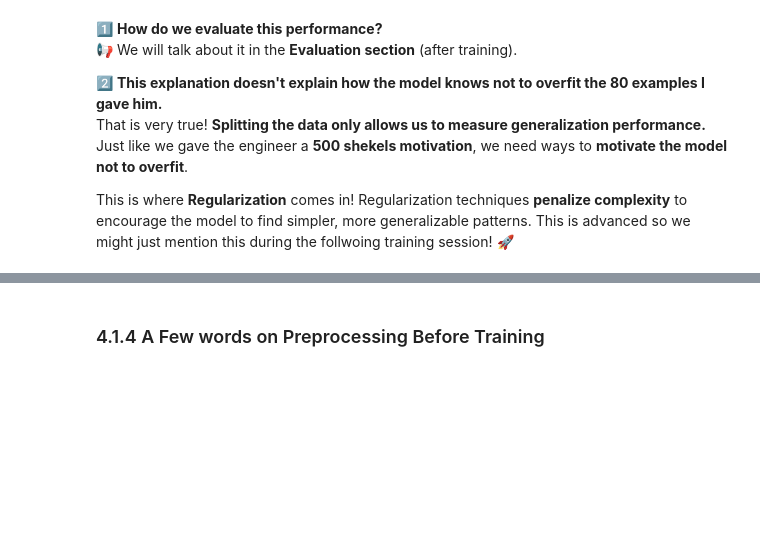
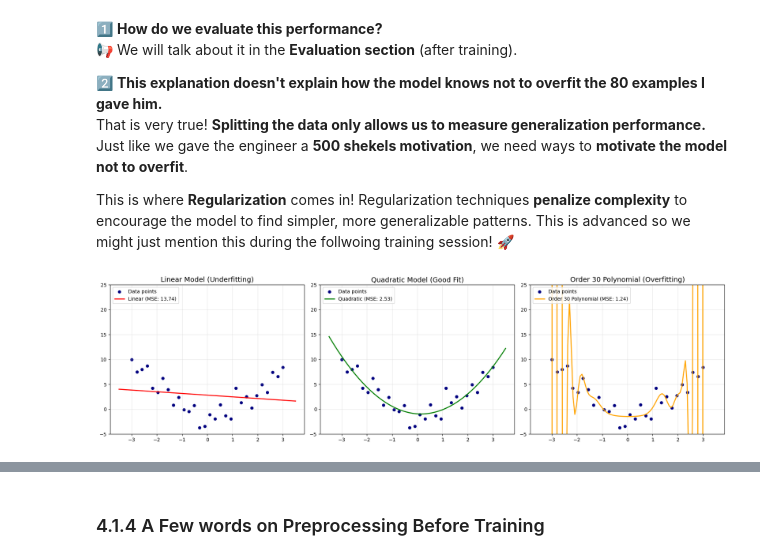
Before and after one commit to zaichyk/ml-entry-workshop, a Jupyter notebook: ml_entry_workshop/workshop_notebook.ipynb, the cells around one changed output, grey strips where cells are left out. Saved outputs shown, nothing was run; the diff lists cells and outputs as text; code cells hidden in the pictures; blank space fills up the shorter version.

```diff
--- a/ml_entry_workshop/workshop_notebook.ipynb
+++ b/ml_entry_workshop/workshop_notebook.ipynb
@@ -442,3 +445,82 @@ That is very true! **Splitting the data only allows us to measure generalization
 Just like we gave the engineer a **500 shekels motivation**, we need ways to **motivate the model not to overfit**.
 
 This is where **Regularization** comes in! Regularization techniques **penalize complexity** to encourage the model to find simpler, more generalizable patterns. This is advanced so we might just mention this during the follwoing training session! 🚀
+# %%
+import numpy as np
+import matplotlib.pyplot as plt
+from sklearn.linear_model import LinearRegression
+from sklearn.preprocessing import PolynomialFeatures
+from sklearn.pipeline import make_pipeline
+
+# Set random seed for reproducibility
+np.random.seed(42)
+
+# Generate synthetic data with a quadratic pattern
+n_samples = 30  # Using 30 points for clarity
+X = np.linspace(-3, 3, n_samples).reshape(-1, 1)
+y_true = X**2  # True function is quadratic (order 2)
+noise = np.random.normal(0, 1, size=n_samples) * 2
+y = y_true.ravel() + noise  # Add noise to make it realistic
+
+# Create models with different complexities
+# 1. Linear model (order 1)
+model_linear = make_pipeline(PolynomialFeatures(1), LinearRegression())
+# 2. Quadratic model (order 2) - should be a good fit
+model_quadratic = make_pipeline(PolynomialFeatures(2), LinearRegression())
+# 3. High-order polynomial (order 30) - will perfectly overfit
+model_complex = make_pipeline(PolynomialFeatures(30), LinearRegression())
+
+# Fit models
+model_linear.fit(X, y)
+model_quadratic.fit(X, y)
+model_complex.fit(X, y)
+
+# Create a smooth line for predictions
+X_test = np.linspace(-3.5, 3.5, 100).reshape(-1, 1)
+y_linear = model_linear.predict(X_test)
+y_quadratic = model_quadratic.predict(X_test)
+y_complex = model_complex.predict(X_test)
+
+# Calculate training error for each model
+err_linear = np.mean((model_linear.predict(X) - y)**2)
+err_quadratic = np.mean((model_quadratic.predict(X) - y)**2)
+err_complex = np.mean((model_complex.predict(X) - y)**2)
+
+# Plot the results - 3 separate subplots
+fig, axes = plt.subplots(1, 3, figsize=(18, 5))
+
+# First plot: Linear model
+axes[0].scatter(X, y, color='navy', s=30, label='Data points')
+axes[0].plot(X_test, y_linear, color='red', linewidth=2, label=f'Linear (MSE: {err_linear:.2f})')
+axes[0].set_title('Linear Model (Underfitting)', fontsize=14)
+axes[0].legend(loc='upper left')
+axes[0].set_ylim(-5, 25)
+axes[0].grid(alpha=0.3)
+
+# Second plot: Quadratic model (good fit)
+axes[1].scatter(X, y, color='navy', s=30, label='Data points')
+axes[1].plot(X_test, y_quadratic, color='green', linewidth=2, label=f'Quadratic (MSE: {err_quadratic:.2f})')
+axes[1].set_title('Quadratic Model (Good Fit)', fontsize=14)
+axes[1].legend(loc='upper left')
+axes[1].set_ylim(-5, 25)
+axes[1].grid(alpha=0.3)
+
+# Third plot: Complex model (perfect overfitting)
+axes[2].scatter(X, y, color='navy', s=30, label='Data points')
+axes[2].plot(X_test, y_complex, color='orange', linewidth=2, label=f'Order 30 Polynomial (MSE: {err_complex:.2f})')
+axes[2].set_title('Order 30 Polynomial (Overfitting)', fontsize=14)
+axes[2].legend(loc='upper left')
+axes[2].set_ylim(-5, 25)
+axes[2].grid(alpha=0.3)
+
+plt.tight_layout()
+plt.show()
+
+print("Observations:")
+print("1. The linear model (order 1) is too simple and underfits the data.")
+print("2. The quadratic model (order 2) nicely captures the underlying pattern.")
+print("3. The high-order polynomial (order 30) overfits by catching every data point perfectly.")
+print("\nWithout regularization, the complex model tries to pass through every single point,")
+print("creating wild fluctuations between data points. This is a classic sign of overfitting.")
+# %% [output]
+[figure, added]
```
Also changed, not shown: parts of 46 cells of this notebook, 5 other files.
